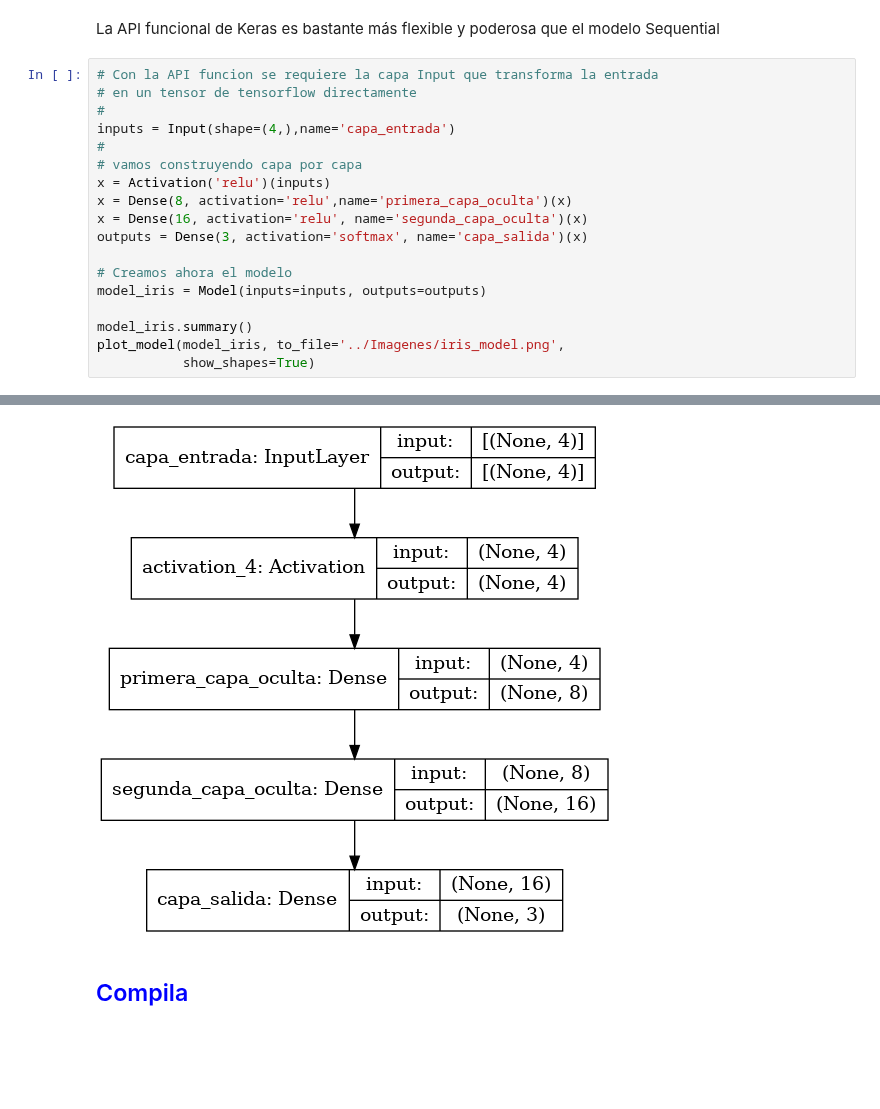
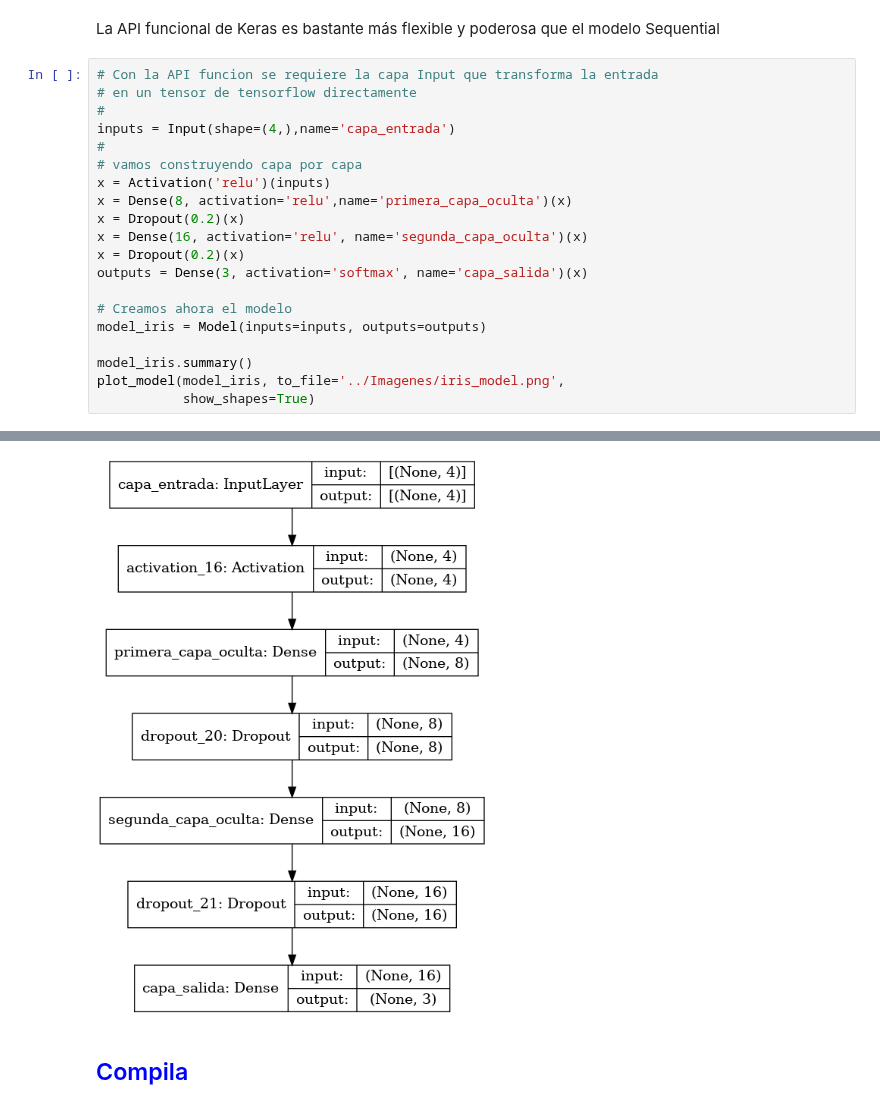
Before and after one commit to AprendizajeProfundo/Diplomado, a Jupyter notebook: Temas/Módulo 3- Introducción al aprendizaje de máquinas/1. Introducción a IA/Cuadernos/am-softmax-keras-iris.ipynb, the cells around one changed output, grey strips where cells are left out. Cells and saved outputs as stored; diff of their text form; blank space fills up the shorter version.

```diff
--- a/Temas/Módulo 3- Introducción al aprendizaje de máquinas/1. Introducción a IA/Cuadernos/am-softmax-keras-iris.ipynb
+++ b/Temas/Módulo 3- Introducción al aprendizaje de máquinas/1. Introducción a IA/Cuadernos/am-softmax-keras-iris.ipynb
@@ -186,7 +202,9 @@ inputs = Input(shape=(4,),name='capa_entrada')
 # vamos construyendo capa por capa
 x = Activation('relu')(inputs)
 x = Dense(8, activation='relu',name='primera_capa_oculta')(x)
+x = Dropout(0.2)(x)
 x = Dense(16, activation='relu', name='segunda_capa_oculta')(x)
+x = Dropout(0.2)(x)
 outputs = Dense(3, activation='softmax', name='capa_salida')(x)
 
 # Creamos ahora el modelo
@@ -213,8 +230,8 @@ capa_salida (Dense)          (None, 3)                 51
 Total params: 235
 Trainable params: 235
 Non-trainable params: 0
 _________________________________________________________________
-[figure, old version]
+[figure, new version]
 # %% [markdown]
 ## <span style="color:blue">Compila</span>
 # %%
```
Also changed, not shown: parts of 35 cells of this notebook.
